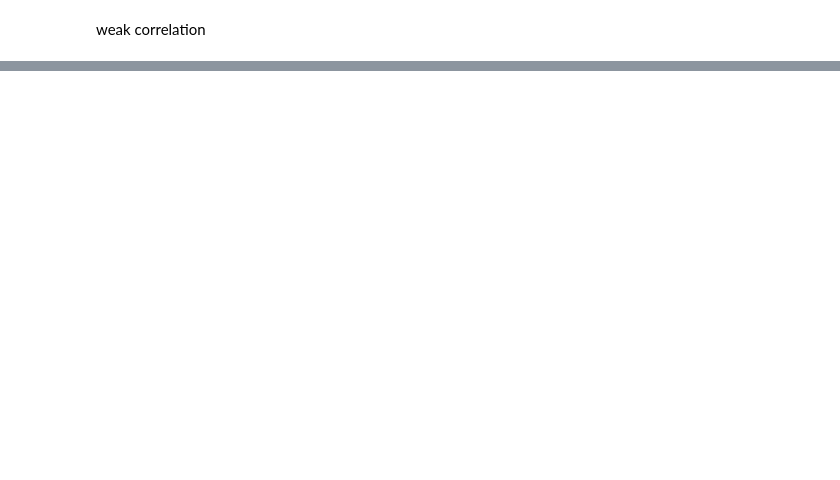
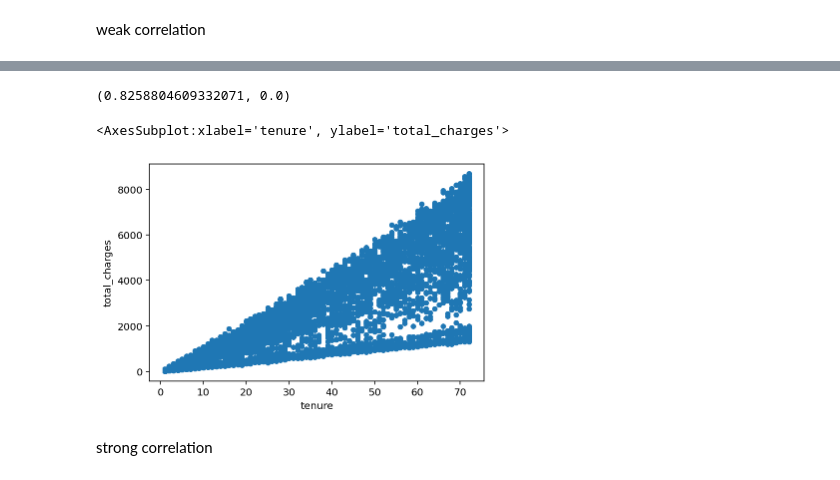
Before and after one commit to Michael-Austin-Mesa/statistics-exercises, a Jupyter notebook: hypothesis_testing.ipynb, the cells around one changed output, grey strips where cells are left out. Drawn from its saved outputs; the diff is of its cells as text; code cells hidden in the pictures; blank space fills up the shorter version.

```diff
--- a/hypothesis_testing.ipynb
+++ b/hypothesis_testing.ipynb
@@ -352,0 +353,15 @@ dtype('O')
+# %%
+t_churn = t_churn.dropna()
+#t_churn.info()
+# %%
+# tenure vs total charges
+stats.pearsonr(t_churn.tenure, t_churn.total_charges)
+# %% [output]
+(0.8258804609332071, 0.0)
+# %%
+t_churn.plot.scatter(y='total_charges', x='tenure')
+# %% [output]
+<AxesSubplot:xlabel='tenure', ylabel='total_charges'>
+[figure, added]
+# %% [markdown]
+strong correlation
```
Also changed, not shown: parts of 73 cells of this notebook.
